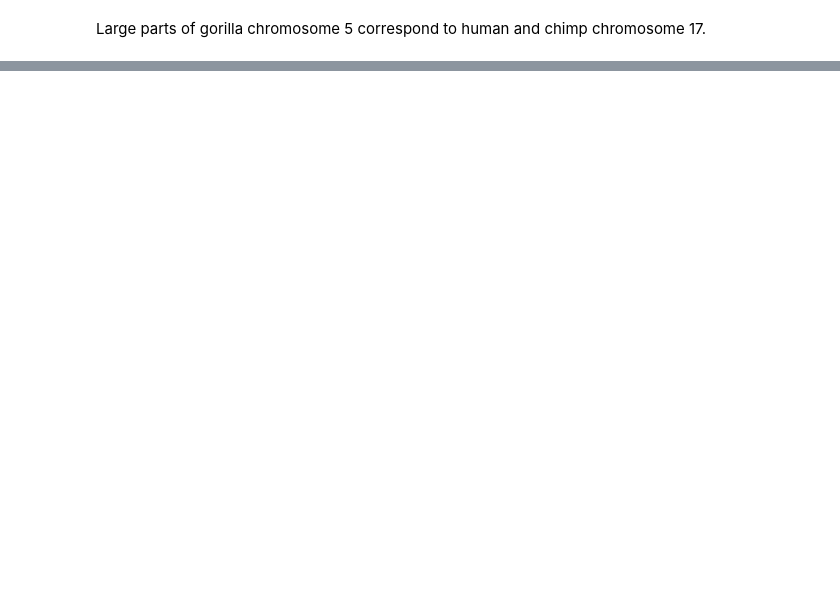
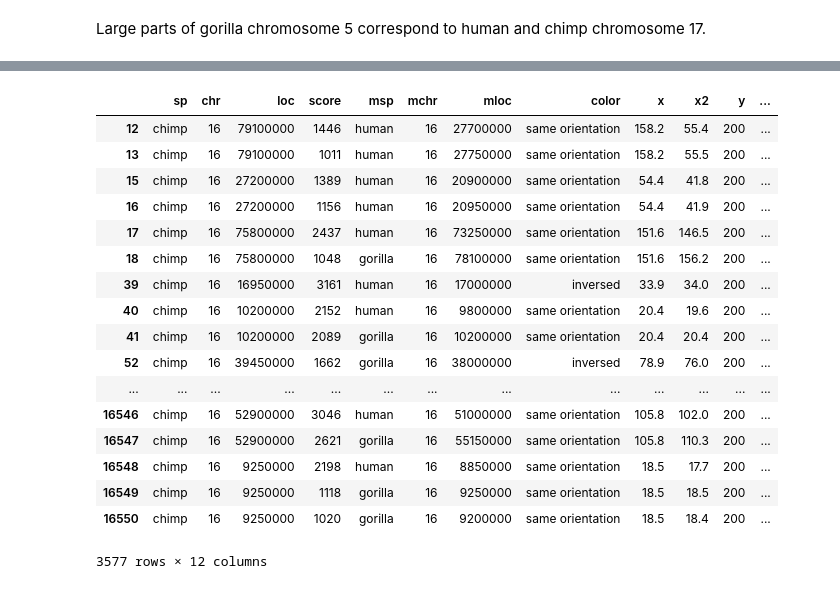
Before and after one commit to jojolosangeles/genome_compare, a Jupyter notebook: genome_compare.ipynb, the cells around one changed output, grey strips where cells are left out. Cells and saved outputs as stored; diff of their text form; code cells hidden in the pictures; blank space fills up the shorter version.

```diff
--- a/genome_compare.ipynb
+++ b/genome_compare.ipynb
@@ -363,3 +367,7 @@ Large parts of gorilla chromosome 5 correspond to human and chimp chromosome 17.
 chromosome_graph("g5_17.csv", 'human', '17', 'gorilla', '5', 'chimp', '17')
 # %% [output]
 [interactive output not drawn]
+# %%
+df = pd.read_csv('ch16_cgh_50000_data.csv', index_col=False)
+df = df[df['sp'] == 'chimp']
+df = df[df['score'] > 1000]
@@ -365,0 +383,34 @@ chromosome_graph("g5_17.csv", 'human', '17', 'gorilla', '5', 'chimp', '17')
+# %%
+df['x'] = [x/500000 for x in df['loc']]
+df['x2'] = [x/500000 for x in df['mloc']]
+# %%
+def sp_to_y(val):
+    if val == 'human':
+        return 0
+    elif val == 'chimp':
+        return 200
+    else:
+        return 400
+df['y'] = [ sp_to_y(val) for val in df['sp']]
+df['y2'] = [ sp_to_y(val) for val in df['msp']]
+# %%
+df
+# %% [output]
+|  | sp | chr | loc | score | msp | mchr | mloc | color | x | x2 | y | ... |
+| 12 | chimp | 16 | 79100000 | 1446 | human | 16 | 27700000 | same orientation | 158.2 | 55.4 | 200 | ... |
+| 13 | chimp | 16 | 79100000 | 1011 | human | 16 | 27750000 | same orientation | 158.2 | 55.5 | 200 | ... |
+| 15 | chimp | 16 | 27200000 | 1389 | human | 16 | 20900000 | same orientation | 54.4 | 41.8 | 200 | ... |
+| 16 | chimp | 16 | 27200000 | 1156 | human | 16 | 20950000 | same orientation | 54.4 | 41.9 | 200 | ... |
+| 17 | chimp | 16 | 75800000 | 2437 | human | 16 | 73250000 | same orientation | 151.6 | 146.5 | 200 | ... |
+| 18 | chimp | 16 | 75800000 | 1048 | gorilla | 16 | 78100000 | same orientation | 151.6 | 156.2 | 200 | ... |
+| 39 | chimp | 16 | 16950000 | 3161 | human | 16 | 17000000 | inversed | 33.9 | 34.0 | 200 | ... |
+| 40 | chimp | 16 | 10200000 | 2152 | human | 16 | 9800000 | same orientation | 20.4 | 19.6 | 200 | ... |
+| 41 | chimp | 16 | 10200000 | 2089 | gorilla | 16 | 10200000 | same orientation | 20.4 | 20.4 | 200 | ... |
+| 52 | chimp | 16 | 39450000 | 1662 | gorilla | 16 | 38000000 | inversed | 78.9 | 76.0 | 200 | ... |
+| ... | ... | ... | ... | ... | ... | ... | ... | ... | ... | ... | ... | ... |
+| 16546 | chimp | 16 | 52900000 | 3046 | human | 16 | 51000000 | same orientation | 105.8 | 102.0 | 200 | ... |
+| 16547 | chimp | 16 | 52900000 | 2621 | gorilla | 16 | 55150000 | same orientation | 105.8 | 110.3 | 200 | ... |
+| 16548 | chimp | 16 | 9250000 | 2198 | human | 16 | 8850000 | same orientation | 18.5 | 17.7 | 200 | ... |
+| 16549 | chimp | 16 | 9250000 | 1118 | gorilla | 16 | 9250000 | same orientation | 18.5 | 18.5 | 200 | ... |
+| 16550 | chimp | 16 | 9250000 | 1020 | gorilla | 16 | 9200000 | same orientation | 18.5 | 18.4 | 200 | ... |
+3577 rows × 12 columns
```
Also changed, not shown: parts of 3 cells of this notebook, 8 other files.
